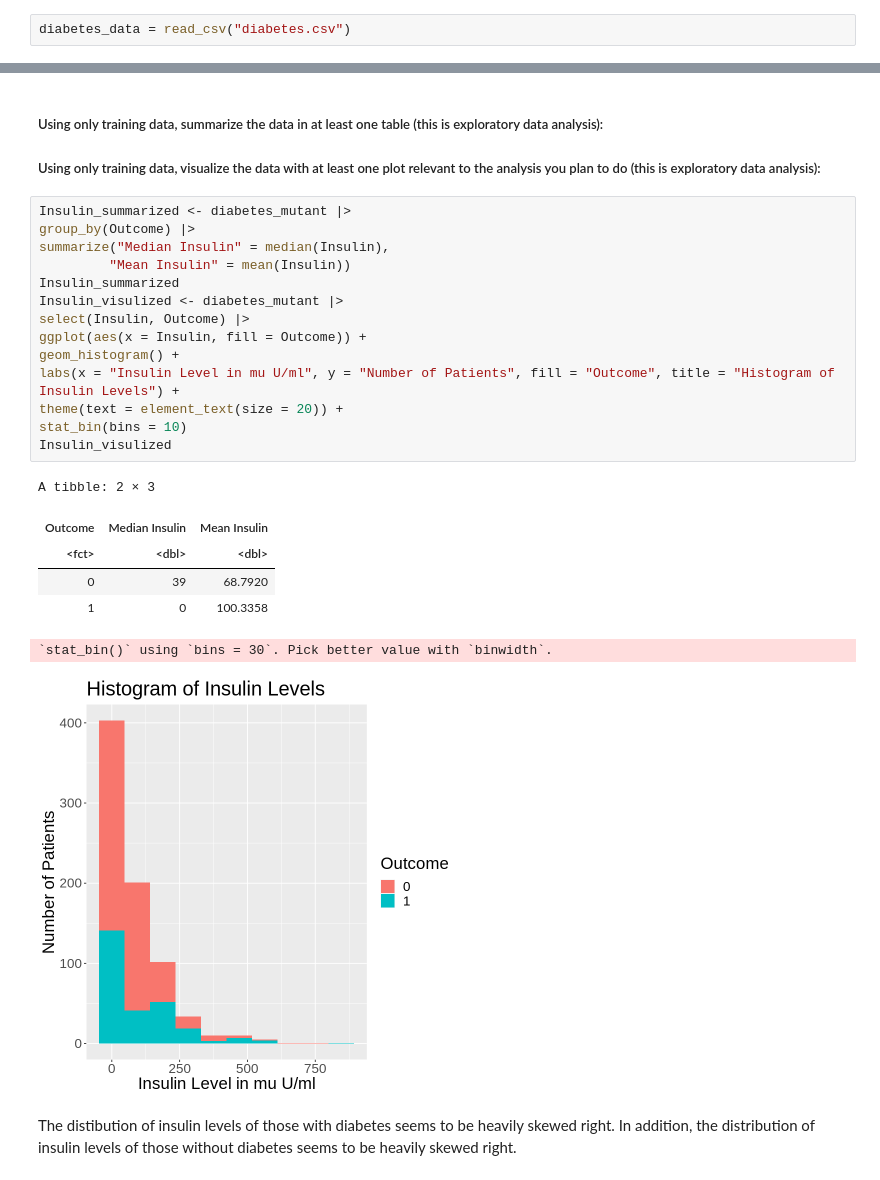
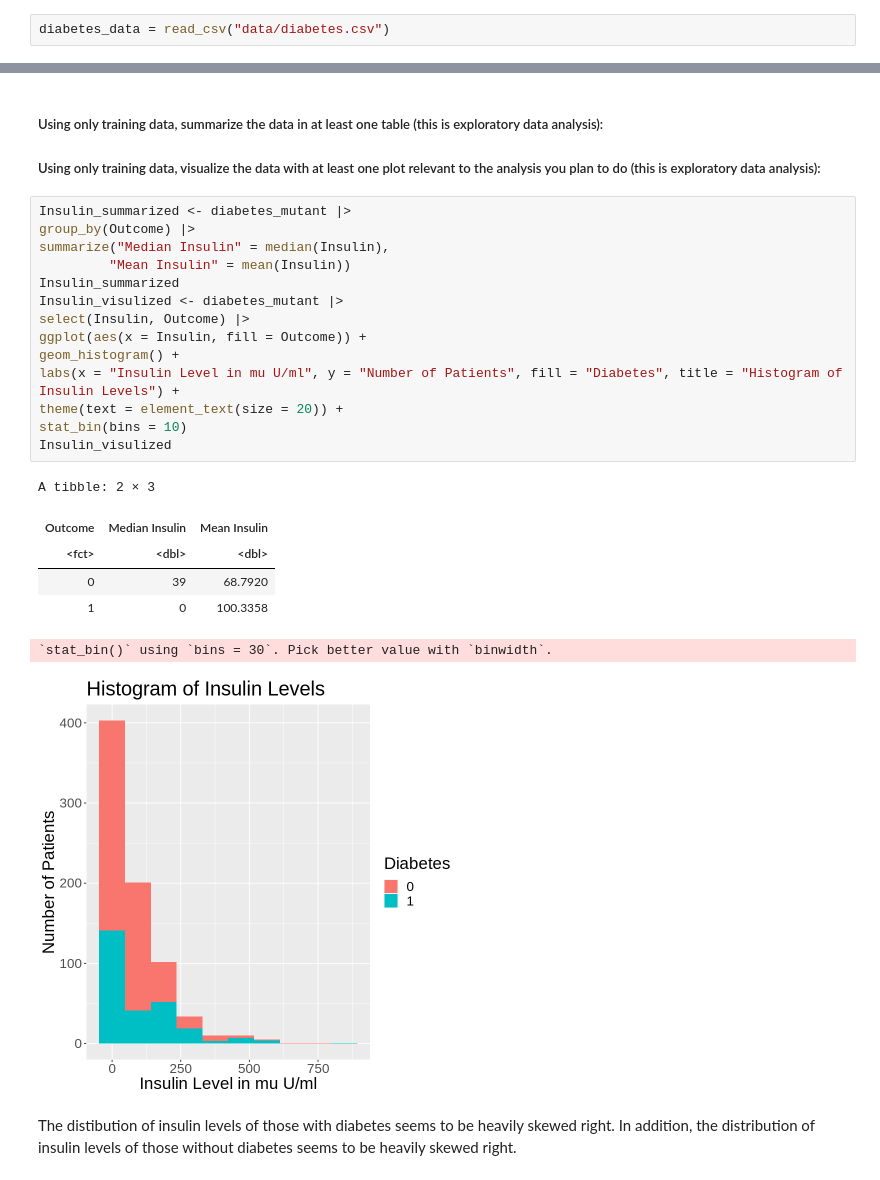
Before and after one commit to ArmanM101/Diabetes-Prediction-Model, a Jupyter notebook: Diabetes Proposal.ipynb, the cells around one changed output, grey strips where cells are left out. Saved outputs shown, nothing was run; the diff lists cells and outputs as text.

```diff
--- a/Diabetes Proposal.ipynb
+++ b/Diabetes Proposal.ipynb
@@ -32,7 +32,7 @@ Diabetes is a medical condition in which a patient is unable to create enough in
 # %% [markdown]
 ##### Demonstrate that the dataset can be read from the web into R:
 # %%
-diabetes_data = read_csv("diabetes.csv")
+diabetes_data = read_csv("data/diabetes.csv")
 # %% [output]
 Rows: 768 Columns: 9
 ── Column specification ────────────────────────────────────────────────────────
@@ -66,25 +67,25 @@ A tibble: 768 × 9
 # %%
 Insulin_summarized <- diabetes_mutant |>
 group_by(Outcome) |>
 summarize("Median Insulin" = median(Insulin),
          "Mean Insulin" = mean(Insulin))
 Insulin_summarized
 Insulin_visulized <- diabetes_mutant |>
 select(Insulin, Outcome) |>
 ggplot(aes(x = Insulin, fill = Outcome)) +
 geom_histogram() +
-labs(x = "Insulin Level in mu U/ml", y = "Number of Patients", fill = "Outcome", title = "Histogram of Insulin Levels") +
+labs(x = "Insulin Level in mu U/ml", y = "Number of Patients", fill = "Diabetes", title = "Histogram of Insulin Levels") +
 theme(text = element_text(size = 20)) +
 stat_bin(bins = 10)
 Insulin_visulized
 # %% [output]
 A tibble: 2 × 3
 | Outcome | Median Insulin | Mean Insulin |
 | <fct> | <dbl> | <dbl> |
 | 0 | 39 | 68.7920 |
 | 1 | 0 | 100.3358 |
 `stat_bin()` using `bins = 30`. Pick better value with `binwidth`.
-[figure, old version]
+[figure, new version]
 # %% [markdown]
 The distibution of insulin levels of those with diabetes seems to be heavily skewed right. In addition, the distribution of insulin levels of those without diabetes seems to be heavily skewed right.
 # %%
```
Also changed, not shown: parts of 2 cells of this notebook, 1 other file.
